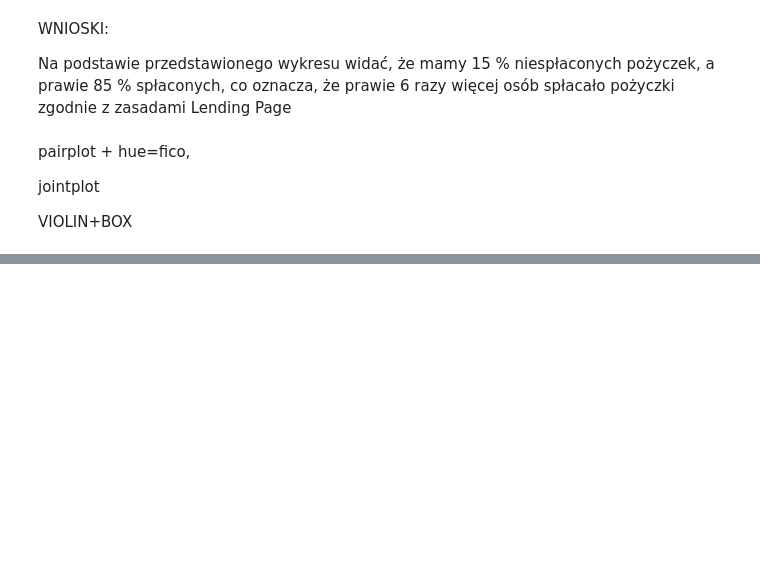
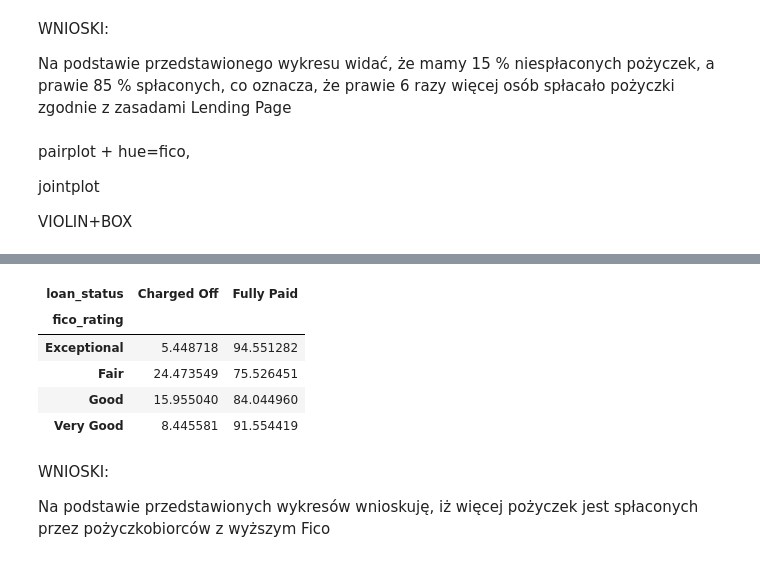
Before and after one commit to Hubert26/machine-learning, a Jupyter notebook: project_hubert_szewczyk.ipynb, the cells around one changed output, grey strips where cells are left out. Saved outputs shown, nothing was run; the diff lists cells and outputs as text; code cells hidden in the pictures; blank space fills up the shorter version.

```diff
--- a/project_hubert_szewczyk.ipynb
+++ b/project_hubert_szewczyk.ipynb
@@ -561,2 +524,8 @@ AttributeError: ignored
+# %%
+df['fico_rating'] = df.apply(lambda row: 'Poor' if row['fico_mean'] < 580
+                                    else 'Fair' if row['fico_mean'] < 670
+                                    else 'Good' if row['fico_mean'] < 740
+                                    else 'Very Good' if row['fico_mean'] < 800
+                                    else 'Exceptional', axis=1)
 # %% [markdown]
 ###W jaki sposób wynik FICO wiąże się z prawdopodobieństwem spłacenia pożyczki przez pożyczkobiorcę?
@@ -562,0 +572,19 @@ AttributeError: ignored
+# %%
+def chargedOffToPaidRatio(dataset, column):
+    plot_data = dataset.groupby([column,'loan_status']).size().unstack().fillna(0)
+    percentages = plot_data.div(plot_data.sum(axis=1), axis=0) * 100
+    return percentages
+
+chargedOffToPaidRatio(df, "fico_rating")
+# %% [output]
+| loan_status | Charged Off | Fully Paid |
+| fico_rating |  |  |
+| Exceptional | 5.448718 | 94.551282 |
+| Fair | 24.473549 | 75.526451 |
+| Good | 15.955040 | 84.044960 |
+| Very Good | 8.445581 | 91.554419 |
+# %% [markdown]
+WNIOSKI:
+
+Na podstawie przedstawionych wykresów wnioskuję, iż więcej pożyczek jest spłaconych
+przez pożyczkobiorców z wyższym Fico
```
Also changed, not shown: parts of 12 cells of this notebook.
